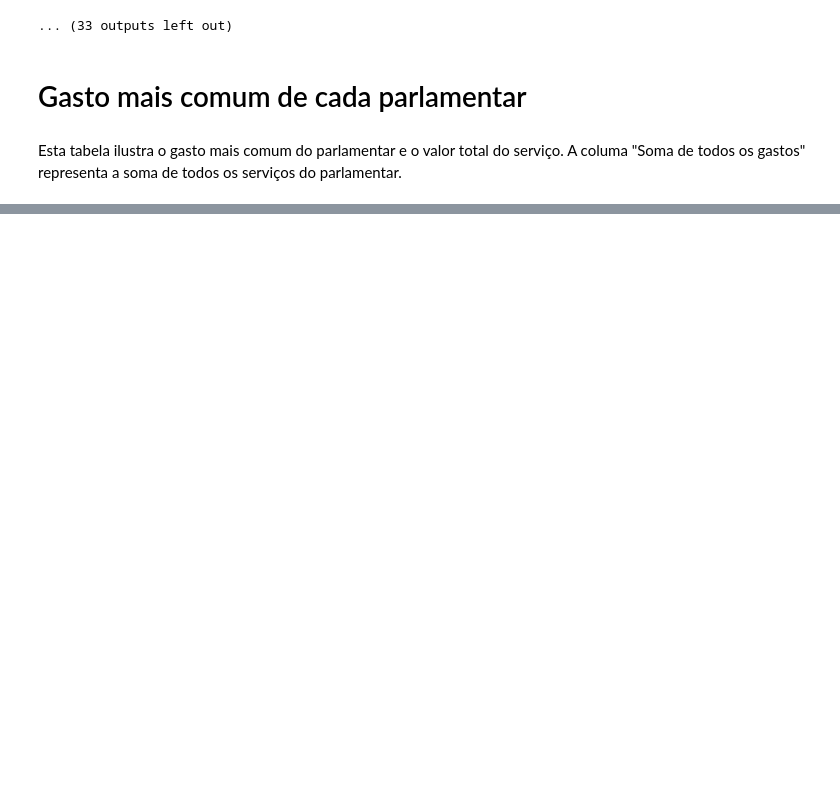
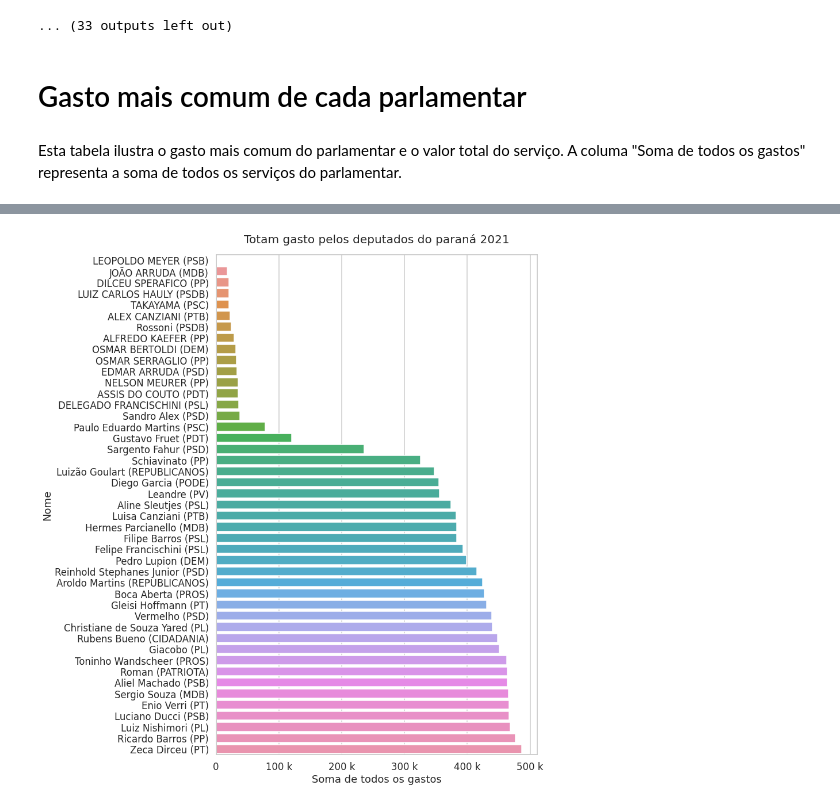
Before and after one commit to ConradBitt/Analise_gasto_parlamentar, a Jupyter notebook: Análise do Custo de Deputados Federais do Paraná.ipynb, the cells around one changed output, grey strips where cells are left out. Saved outputs shown, nothing was run; the diff lists cells and outputs as text; code cells hidden in the pictures; blank space fills up the shorter version.

```diff
--- a/Análise do Custo de Deputados Federais do Paraná.ipynb
+++ b/Análise do Custo de Deputados Federais do Paraná.ipynb
@@ -137,17 +138,20 @@ for nome in range(len(custo_para_pr.Nome) ):
 # Gasto mais comum de cada parlamentar
 # %%
 def retorna_gasto_mais_comum(nome):
+
+    partido = deputados_pr.query(f'txNomeParlamentar == "{nome}"').sgPartido.unique()[0]
     gasto_mais_comum = deputados_pr.query(f'txNomeParlamentar == "{nome}"').txtDescricao.value_counts().index[0]
     valor = round(deputados_pr.query(f'txNomeParlamentar == "{nome}"').query(f'txtDescricao == "{gasto_mais_comum}"').vlrLiquido.sum(), 2)
     total_gasto = deputados_pr.query('txNomeParlamentar == "'+str(nome)+'"').vlrLiquido.sum()
+    nome_partido = f'{nome} ({partido})'
 
-    return (nome, gasto_mais_comum, valor, total_gasto)
+    return (nome_partido, partido, gasto_mais_comum, valor, total_gasto)
 # %%
 gasto_mais_comun_deputados = list()
 
 for deputado in deputados:
     gasto_mais_comun_deputados.append(retorna_gasto_mais_comum(deputado))
 
-gasto_mais_comun_deputados = pd.DataFrame(gasto_mais_comun_deputados, columns=['Nome','Gasto Mais Comum', 'Valor', 'Soma de todos os gastos'])
+gasto_mais_comun_deputados = pd.DataFrame(gasto_mais_comun_deputados, columns=['Nome', 'Partido','Gasto Mais Comum', 'Valor', 'Soma de todos os gastos'])
 # %% [markdown]
 Esta tabela ilustra o gasto mais comum do parlamentar e o valor total do serviço. A columa "Soma de todos os gastos" representa a soma de todos os serviços do parlamentar.
@@ -173,0 +178,12 @@ gasto_mais_comun_deputados
+# %%
+from matplotlib import ticker
+
+plt.figure(figsize=(10,16))
+plt.title('Totam gasto pelos deputados do paraná 2021', fontsize=20, pad=20)
+ax = sns.barplot(y='Nome', x='Soma de todos os gastos', data=gasto_mais_comun_deputados.sort_values(by='Soma de todos os gastos'))
+ax.set_yticklabels(gasto_mais_comun_deputados.sort_values(by='Soma de todos os gastos').Nome)
+ax.xaxis.set_major_formatter(ticker.EngFormatter())
+#ax.grid(axis='y')
+ax;
+# %% [output]
+[figure, added]
```
Also changed, not shown: parts of 8 cells of this notebook.
